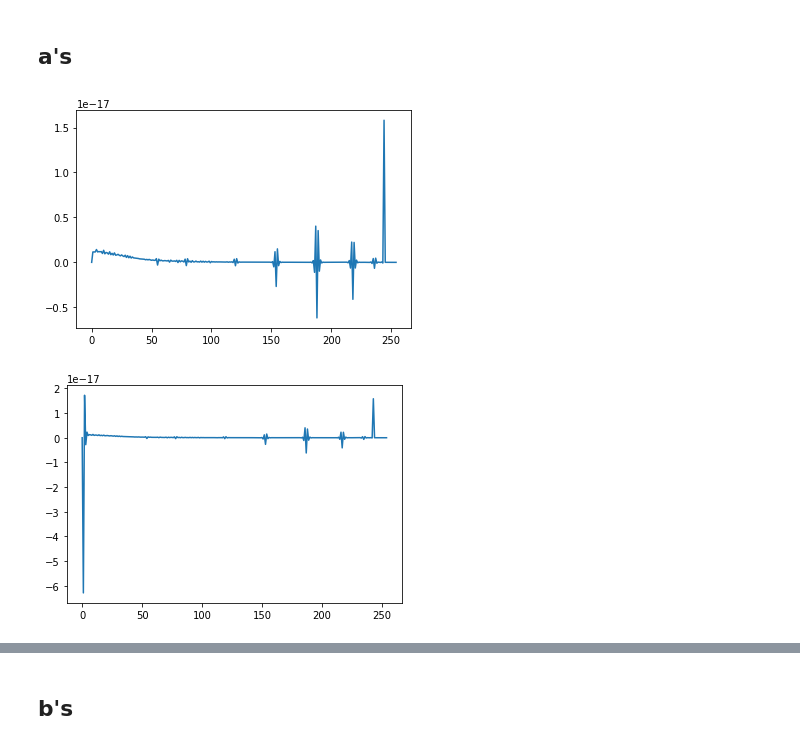
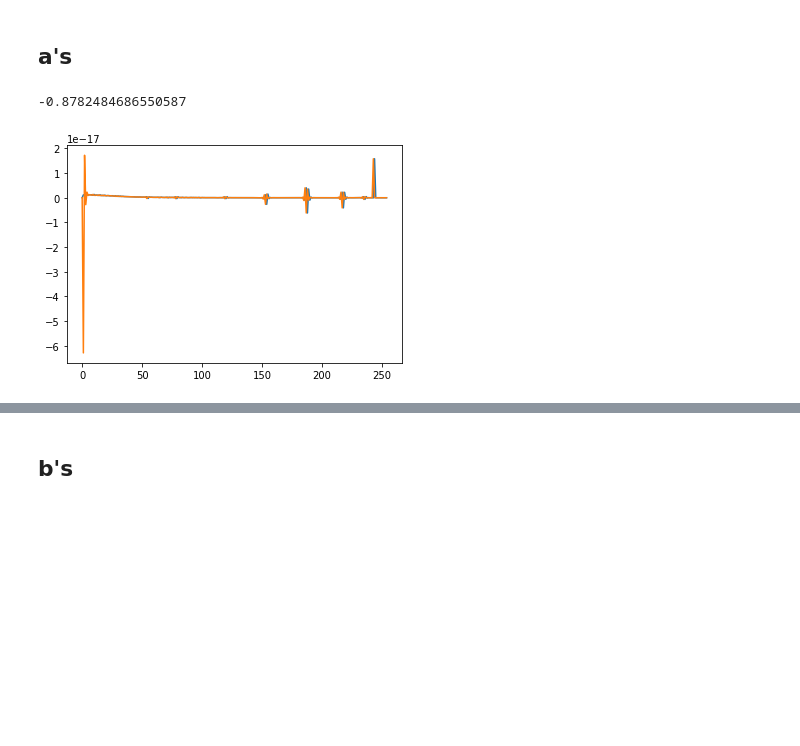
Before and after one commit to nuLABatUSD/BBN_sterile_decay, a Jupyter notebook: alterbbn_v2.2/CheckCSVFileAccuracy.ipynb, the cells around one changed output, grey strips where cells are left out. Drawn from its saved outputs; the diff is of its cells as text; code cells hidden in the pictures; blank space fills up the shorter version.

```diff
--- a/alterbbn_v2.2/CheckCSVFileAccuracy.ipynb
+++ b/alterbbn_v2.2/CheckCSVFileAccuracy.ipynb
@@ -8,16 +8,19 @@ import BeginnersGraphs as ev
 # %%
 df_a_np = pd.read_csv("CSV Files/a_np.csv", names=["index", "output"], index_col=False, usecols = ["output"])
 df_a_np_hannah = pd.read_csv("300-7e-05-FullTestNew/mass_300_mix_7e-05_a_np.csv", names=["index", "output"], index_col=False, usecols = ["output"])
 
 fig = plt.figure()
 
 for frame in [df_a_np, df_a_np_hannah]:
     plt.plot(frame.index, frame['output'])
 
+sum_np_diff = sum(df_a_np_hannah['output'] - df_a_np['output'])
+print(sum_np_diff / sum(df_a_np['output']))
+
 plt.show()
 # %% [output]
+-0.8782484686550587
-[figure, old version]
+[figure, new version]
-[figure, removed]
 # %%
 df_a_pn = pd.read_csv("CSV Files/a_pn.csv", names=["index", "output"], index_col=False, usecols = ["output"])
 df_a_pn_hannah = pd.read_csv("300-7e-05-FullTestNew/mass_300_mix_7e-05_a_pn.csv", names=["index", "output"], index_col=False, usecols = ["output"])
```
Also changed, not shown: parts of 26 cells of this notebook, 51 other files.
